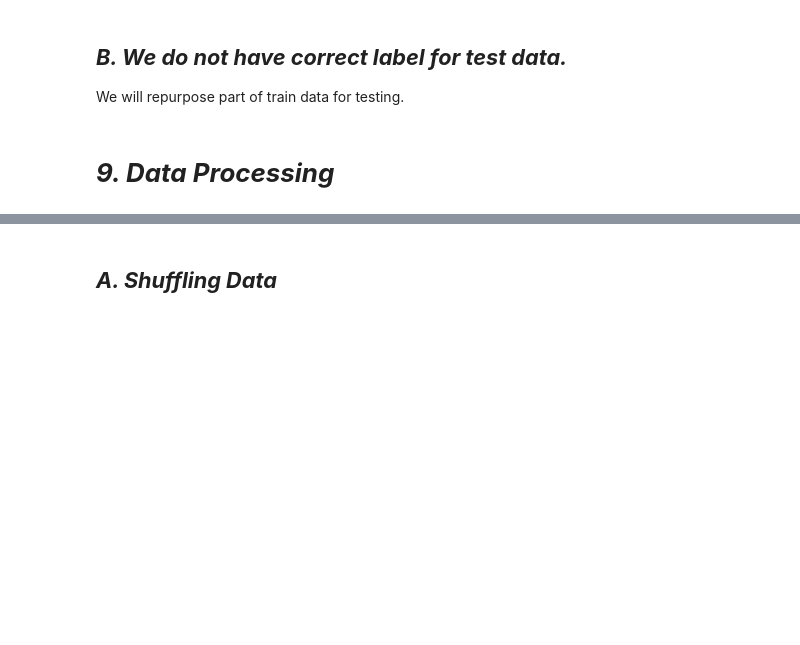
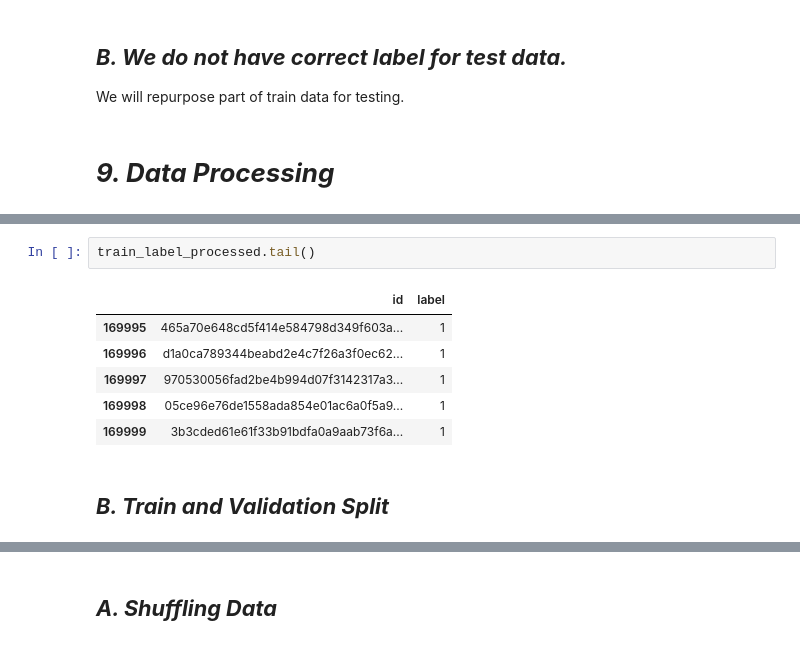
Before and after one commit to srilamaiti/ml_works, a Jupyter notebook: cancer_detection.ipynb, the cells around one changed output, grey strips where cells are left out. Saved outputs shown, nothing was run; the diff lists cells and outputs as text; blank space fills up the shorter version.

```diff
--- a/cancer_detection.ipynb
+++ b/cancer_detection.ipynb
@@ -649,0 +678,11 @@ We will repurpose part of train data for testing.
+# %%
+train_label_processed.tail()
+# %% [output]
+|  | id | label |
+| 169995 | 465a70e648cd5f414e584798d349f603a... | 1 |
+| 169996 | d1a0ca789344beabd2e4c7f26a3f0ec62... | 1 |
+| 169997 | 970530056fad2be4b994d07f3142317a3... | 1 |
+| 169998 | 05ce96e76de1558ada854e01ac6a0f5a9... | 1 |
+| 169999 | 3b3cded61e61f33b91bdfa0a9aab73f6a... | 1 |
+# %% [markdown]
+## ***B. Train and Validation Split***
```
Also changed, not shown: parts of 27 cells of this notebook.
